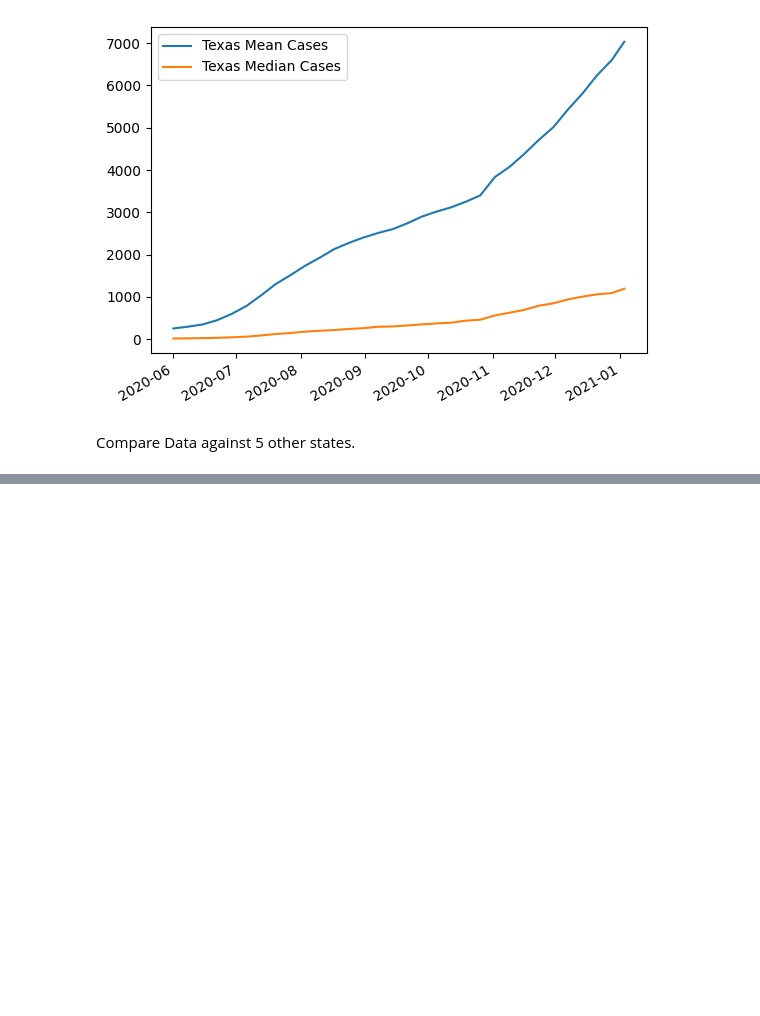
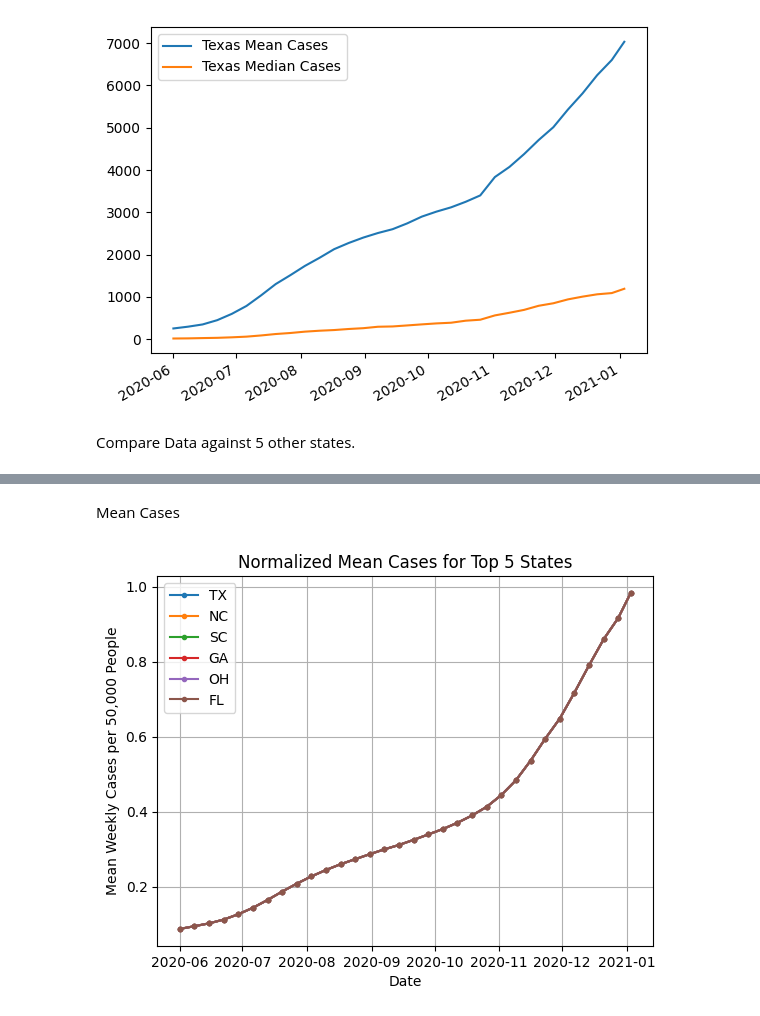
Before and after one commit to smbarber2/405ProjectGroup1, a Jupyter notebook: david_stage2.ipynb, the cells around one changed output, grey strips where cells are left out. Drawn from its saved outputs; the diff is of its cells as text; code cells hidden in the pictures; blank space fills up the shorter version.

```diff
--- a/david_stage2.ipynb
+++ b/david_stage2.ipynb
@@ -86,0 +122,16 @@ Compare Data against 5 other states.
+# %% [markdown]
+Mean Cases
+# %%
+fig, ax = plt.subplots()
+for state in states:
+    s_info = state_stats(state, covid_cases).T
+    ax.plot(s_info.index, s_info['mean'], label=state, marker='.')
+
+ax.legend()
+ax.title.set_text('Normalized Mean Cases for Top 5 States')
+ax.set_xlabel('Date')
+ax.set_ylabel('Mean Weekly Cases per 50,000 People')
+ax.grid()
+plt.show()
+# %% [output]
+[figure, added]
```
Also changed, not shown: parts of 11 cells of this notebook, 1 other file.
